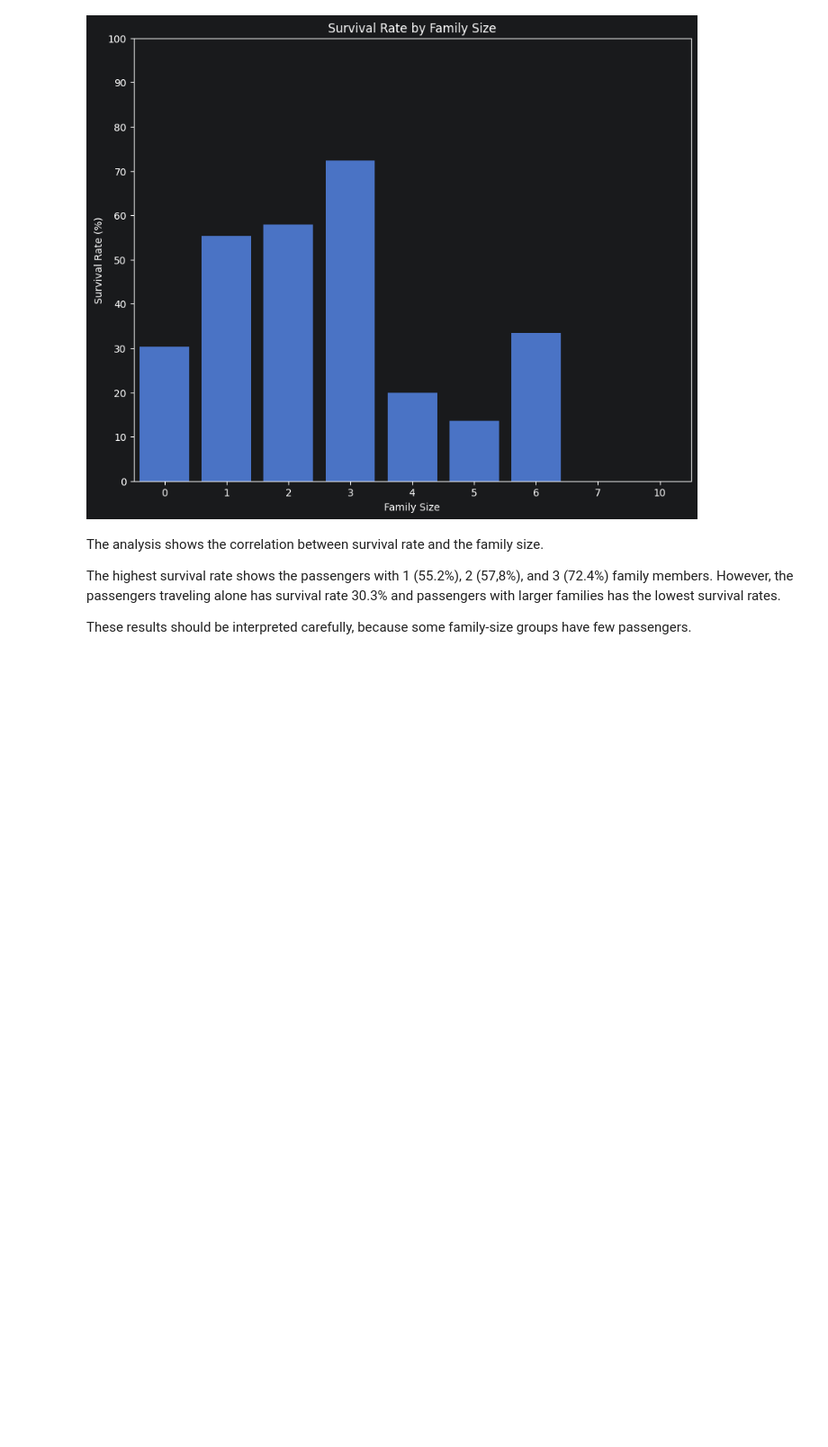
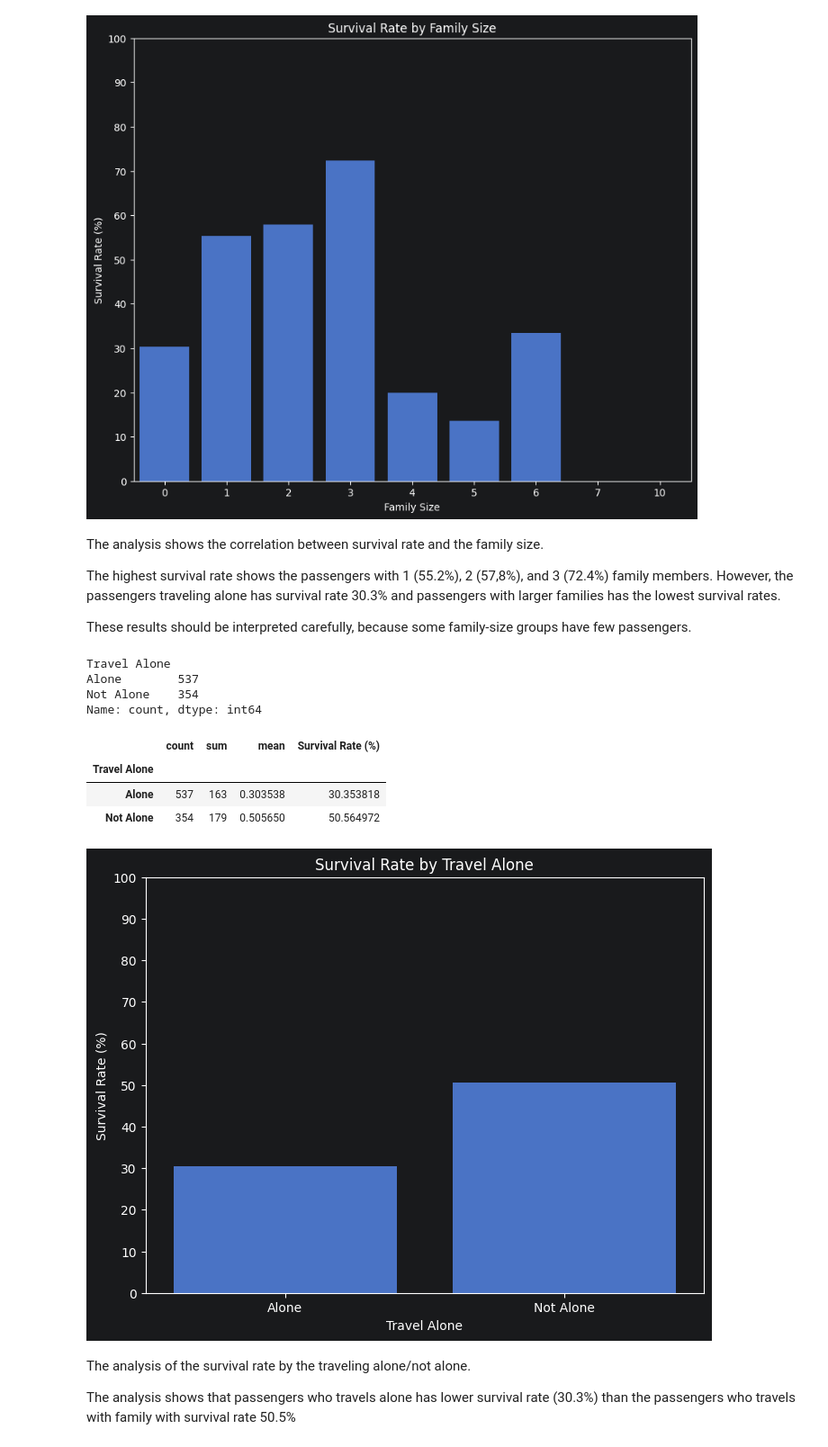
Before and after one commit to MuS0rKa/Analysis-Titanic-Dataset, a Jupyter notebook: Titanic_dataset_analysis/titanic.ipynb, the cells around one changed output. Shown at 90% size. Drawn from its saved outputs; the diff is of its cells as text; code cells hidden in the pictures; blank space fills up the shorter version.

Commit message:
add: The analysis of the survival rate by traveling alone/not alone

```diff
--- a/Titanic_dataset_analysis/titanic.ipynb
+++ b/Titanic_dataset_analysis/titanic.ipynb
@@ -417,3 +417,34 @@ The analysis shows the correlation between survival rate and the family size.
 The highest survival rate shows the passengers with 1 (55.2%), 2 (57,8%), and 3 (72.4%) family members. However, the passengers traveling alone has survival rate 30.3% and passengers with larger families has the lowest survival rates.
 
 These results should be interpreted carefully, because some family-size groups have few passengers.
+# %%
+titanic['Travel Alone'] = titanic['Family Size'].apply(lambda x: "Alone" if x == 0 else "Not Alone")
+titanic['Travel Alone'].value_counts().sort_index()
+# %% [output]
+Travel Alone
+Alone        537
+Not Alone    354
+Name: count, dtype: int64
+# %%
+survival_by_travel = titanic.groupby("Travel Alone")["Survived"].agg(["count", "sum", "mean"])
+survival_by_travel['Survival Rate (%)'] = survival_by_travel["mean"]*100
+survival_by_travel
+# %% [output]
+|  | count | sum | mean | Survival Rate (%) |
+| Travel Alone |  |  |  |  |
+| Alone | 537 | 163 | 0.303538 | 30.353818 |
+| Not Alone | 354 | 179 | 0.505650 | 50.564972 |
+# %%
+plt.figure(figsize=(8,6))
+sns.barplot(data=survival_by_travel, x="Travel Alone", y="Survival Rate (%)")
+plt.yticks(range(0, 101, 10))
+plt.ylabel("Survival Rate (%)")
+plt.xlabel("Travel Alone")
+plt.title("Survival Rate by Travel Alone")
+plt.show()
+# %% [output]
+[figure, added]
+# %% [markdown]
+The analysis of the survival rate by the traveling alone/not alone.
+
+The analysis shows that passengers who travels alone has lower survival rate (30.3%) than the passengers who travels with family with survival rate 50.5%
```
